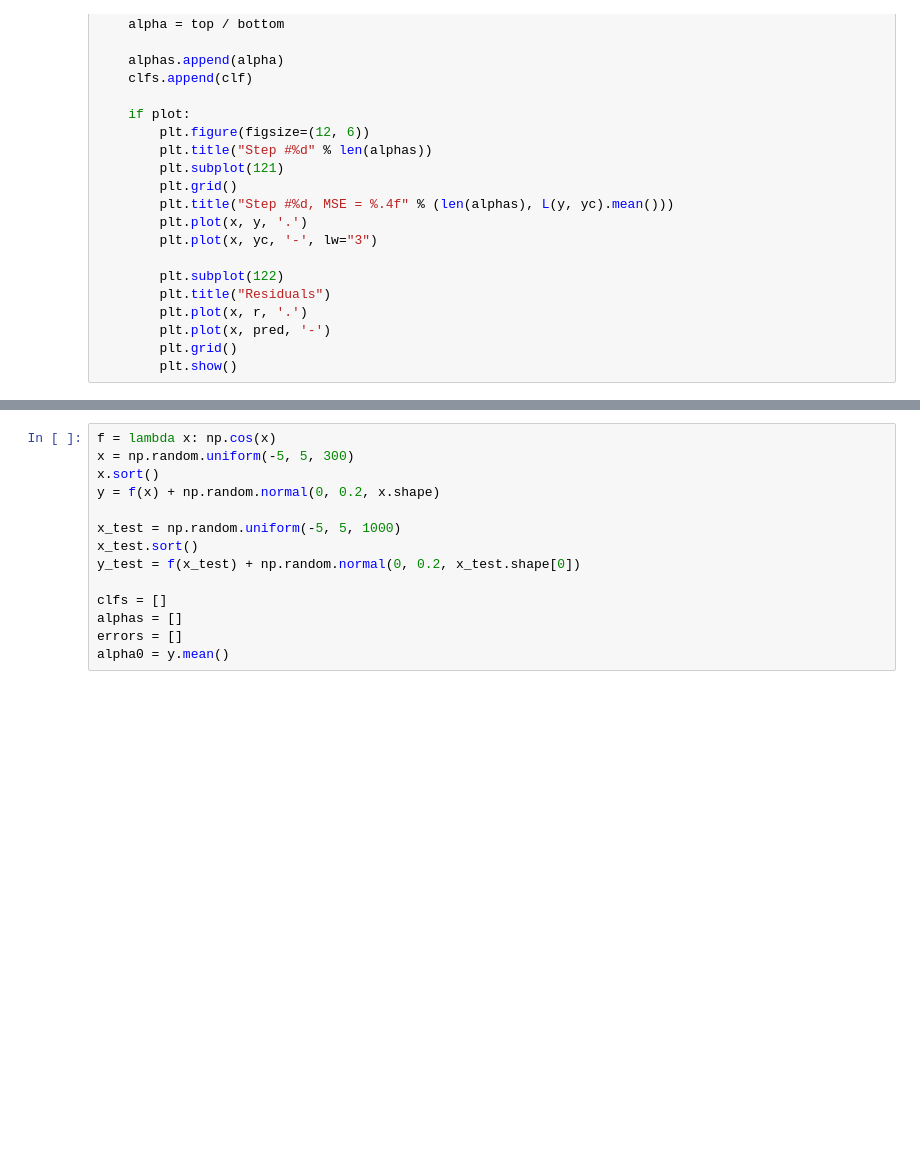
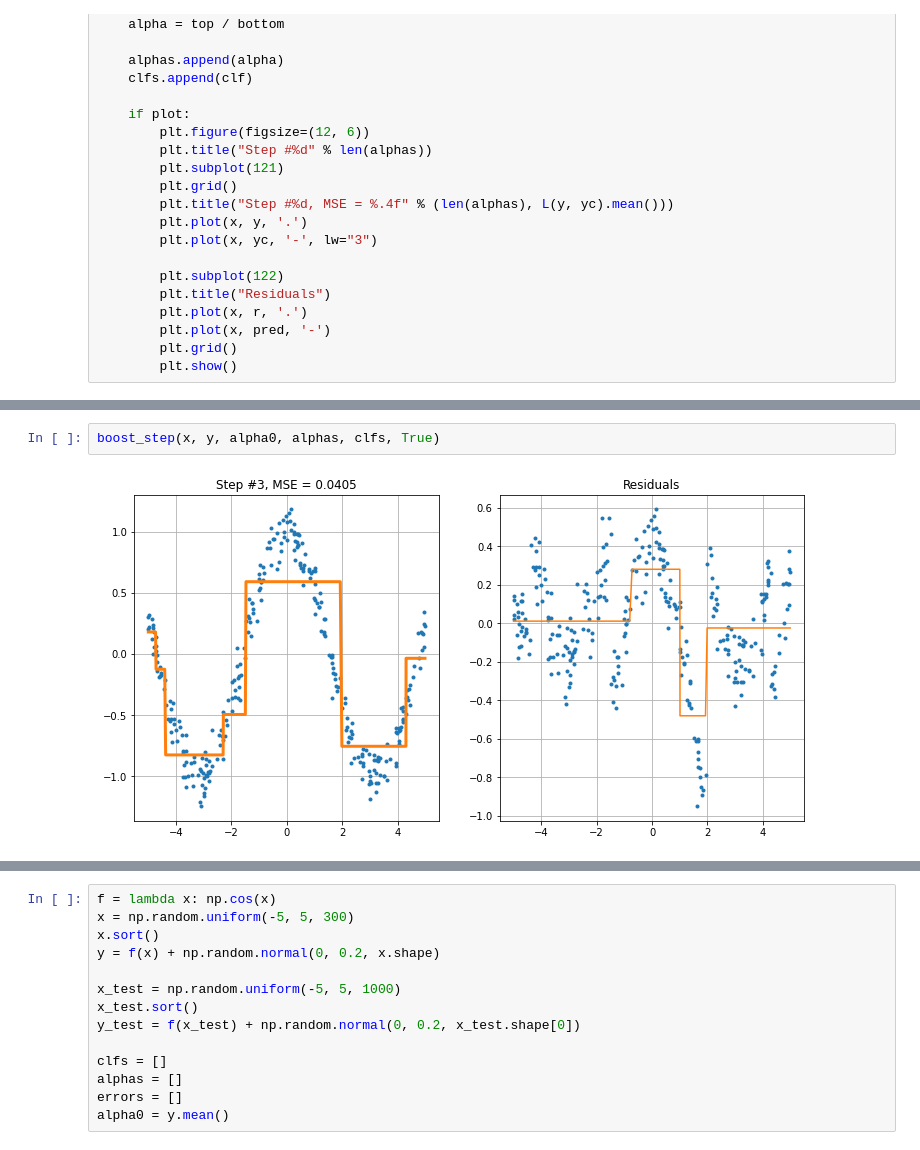
Before and after one commit to spam-izra/ml2021p, a Jupyter notebook: lecture07/Lecture07.ipynb, the cells around one changed output, grey strips where cells are left out. Saved outputs shown, nothing was run; the diff lists cells and outputs as text; blank space fills up the shorter version.

```diff
--- a/lecture07/Lecture07.ipynb
+++ b/lecture07/Lecture07.ipynb
@@ -602,0 +607,4 @@ boost_step(x, y, alpha0, alphas, clfs, True)
+# %%
+boost_step(x, y, alpha0, alphas, clfs, True)
+# %% [output]
+[figure, added]
```
Also changed, not shown: parts of 12 cells of this notebook, 6 other files.
